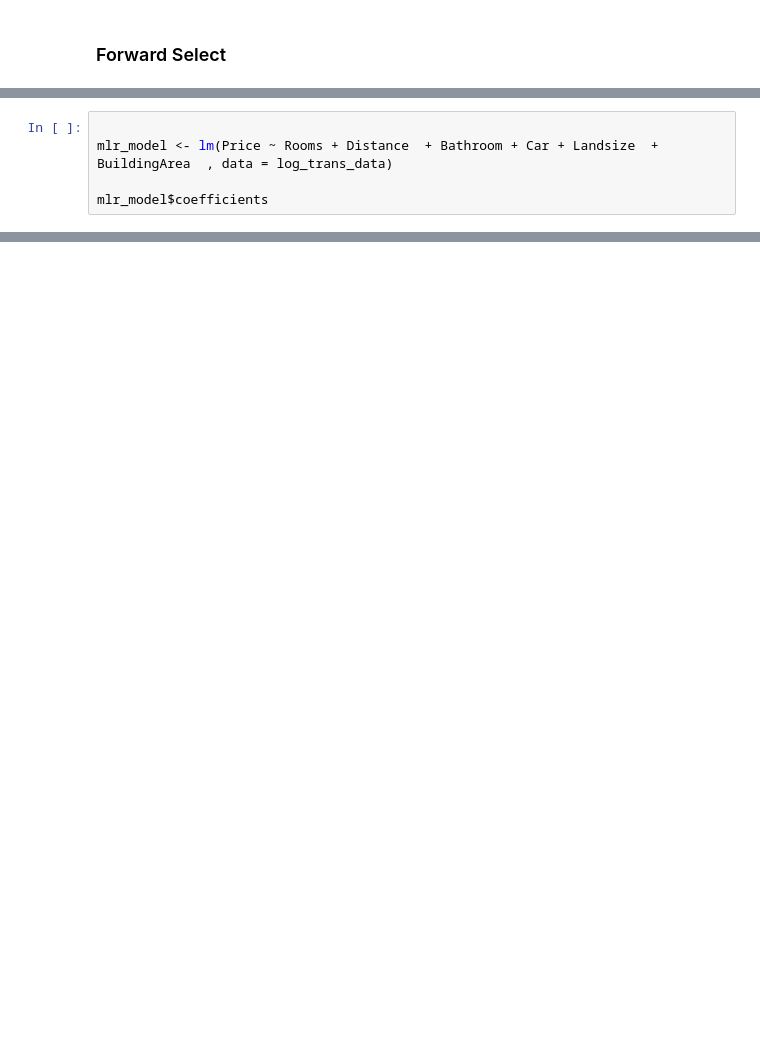
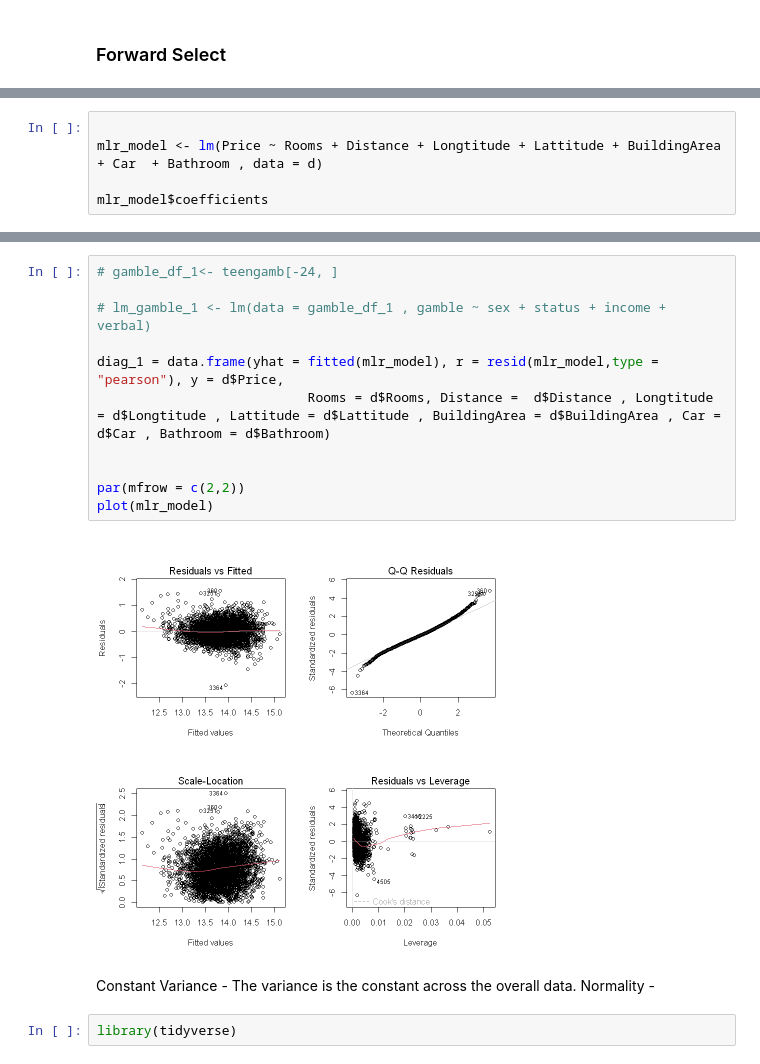
Before and after one commit to santhosh1299/Final-Project, a Jupyter notebook: project.ipynb, the cells around one changed output, grey strips where cells are left out. Drawn from its saved outputs; the diff is of its cells as text; blank space fills up the shorter version.

```diff
--- a/project.ipynb
+++ b/project.ipynb
@@ -215,6 +209,6 @@ Step:  8   Bedroom2  has been added.
 # %%
 
-mlr_model <- lm(Price ~ Rooms + Distance  + Bathroom + Car + Landsize  + BuildingArea  , data = log_trans_data)
+mlr_model <- lm(Price ~ Rooms + Distance + Longtitude + Lattitude + BuildingArea + Car  + Bathroom , data = d)
 
 mlr_model$coefficients
 # %% [output]
@@ -244,0 +239,18 @@ F-statistic: 593.2 on 6 and 5425 DF,  p-value: < 2.2e-16
+# %%
+# gamble_df_1<- teengamb[-24, ]
+
+# lm_gamble_1 <- lm(data = gamble_df_1 , gamble ~ sex + status + income + verbal)
+
+diag_1 = data.frame(yhat = fitted(mlr_model), r = resid(mlr_model,type = "pearson"), y = d$Price,
+                           Rooms = d$Rooms, Distance =  d$Distance , Longtitude = d$Longtitude , Lattitude = d$Lattitude , BuildingArea = d$BuildingArea , Car = d$Car , Bathroom = d$Bathroom)
+
+
+par(mfrow = c(2,2))
+plot(mlr_model)
+# %% [output]
+[figure, added]
+# %% [markdown]
+Constant Variance - The variance is the constant across the overall data.
+Normality -
+# %%
+library(tidyverse)
```
Also changed, not shown: parts of 21 cells of this notebook.
